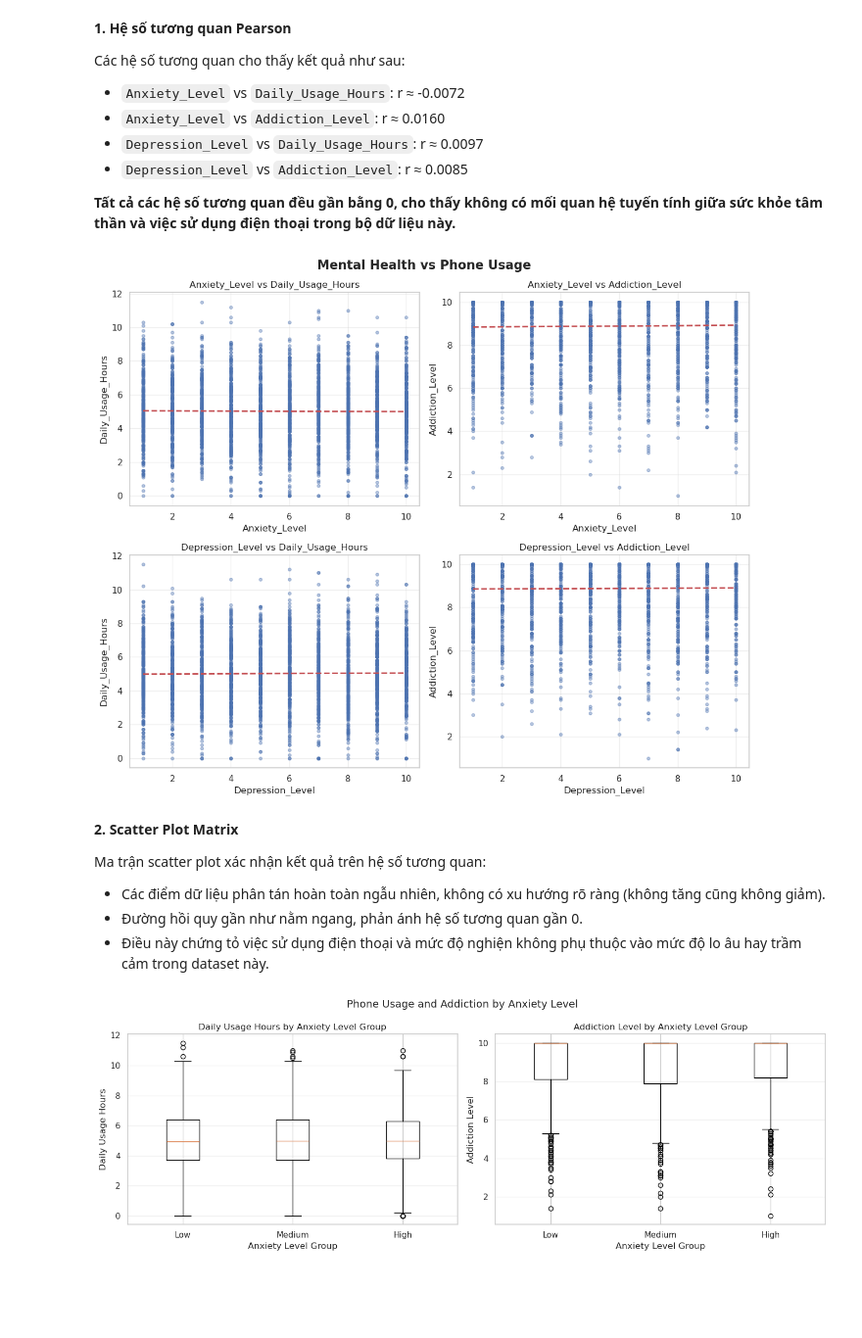
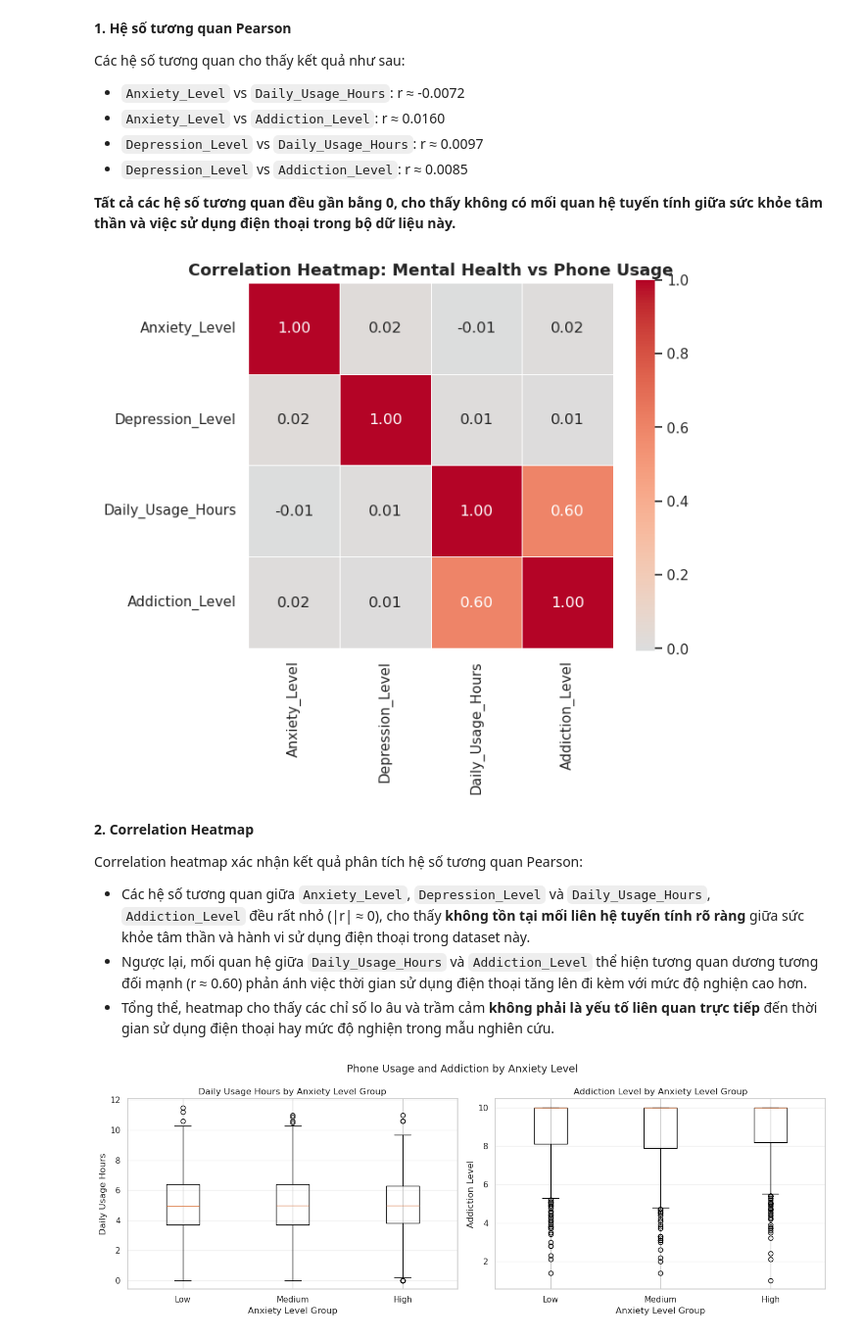
Before and after one commit to insenseemarch/final-project-CSC17104, a Jupyter notebook: notebook/Group_23.ipynb, the cells around one changed output. Shown at 98% size. Saved outputs shown, nothing was run; the diff lists cells and outputs as text; code cells hidden in the pictures; blank space fills up the shorter version.

```diff
--- a/notebook/Group_23.ipynb
+++ b/notebook/Group_23.ipynb
@@ -1103,17 +1107,19 @@ Các hệ số tương quan cho thấy kết quả như sau:
 
 **Tất cả các hệ số tương quan đều gần bằng 0, cho thấy không có mối quan hệ tuyến tính giữa sức khỏe tâm thần và việc sử dụng điện thoại trong bộ dữ liệu này.**
 # %%
-# 2. Vẽ scatter plot
-plot_mental_health_scatter(df)
+# 2. Vẽ heatmap
+plot_mental_health_heatmap(df)
 # %% [output]
-[figure, old version]
+[figure, new version]
 # %% [markdown]
-**2. Scatter Plot Matrix**
+**2. Correlation Heatmap**
 
-Ma trận scatter plot xác nhận kết quả trên hệ số tương quan:
-- Các điểm dữ liệu phân tán hoàn toàn ngẫu nhiên, không có xu hướng rõ ràng (không tăng cũng không giảm).
-- Đường hồi quy gần như nằm ngang, phản ánh hệ số tương quan gần 0.
-- Điều này chứng tỏ việc sử dụng điện thoại và mức độ nghiện không phụ thuộc vào mức độ lo âu hay trầm cảm trong dataset này.
+Correlation heatmap xác nhận kết quả phân tích hệ số tương quan Pearson:
+
+- Các hệ số tương quan giữa `Anxiety_Level`, `Depression_Level` và `Daily_Usage_Hours`, `Addiction_Level` đều rất nhỏ (|r| ≈ 0),
+  cho thấy **không tồn tại mối liên hệ tuyến tính rõ ràng** giữa sức khỏe tâm thần và hành vi sử dụng điện thoại trong dataset này.
+- Ngược lại, mối quan hệ giữa `Daily_Usage_Hours` và `Addiction_Level` thể hiện tương quan dương tương đối mạnh (r ≈ 0.60) phản ánh việc thời gian sử dụng điện thoại tăng lên đi kèm với mức độ nghiện cao hơn.
+- Tổng thể, heatmap cho thấy các chỉ số lo âu và trầm cảm **không phải là yếu tố liên quan trực tiếp** đến thời gian sử dụng điện thoại hay mức độ nghiện trong mẫu nghiên cứu.
 # %%
 # 3. Vẽ boxplot theo nhóm mức độ lo âu
 plot_mental_health_by_anxiety_group(df)
```
Also changed, not shown: parts of 17 cells of this notebook, 1 other file.
